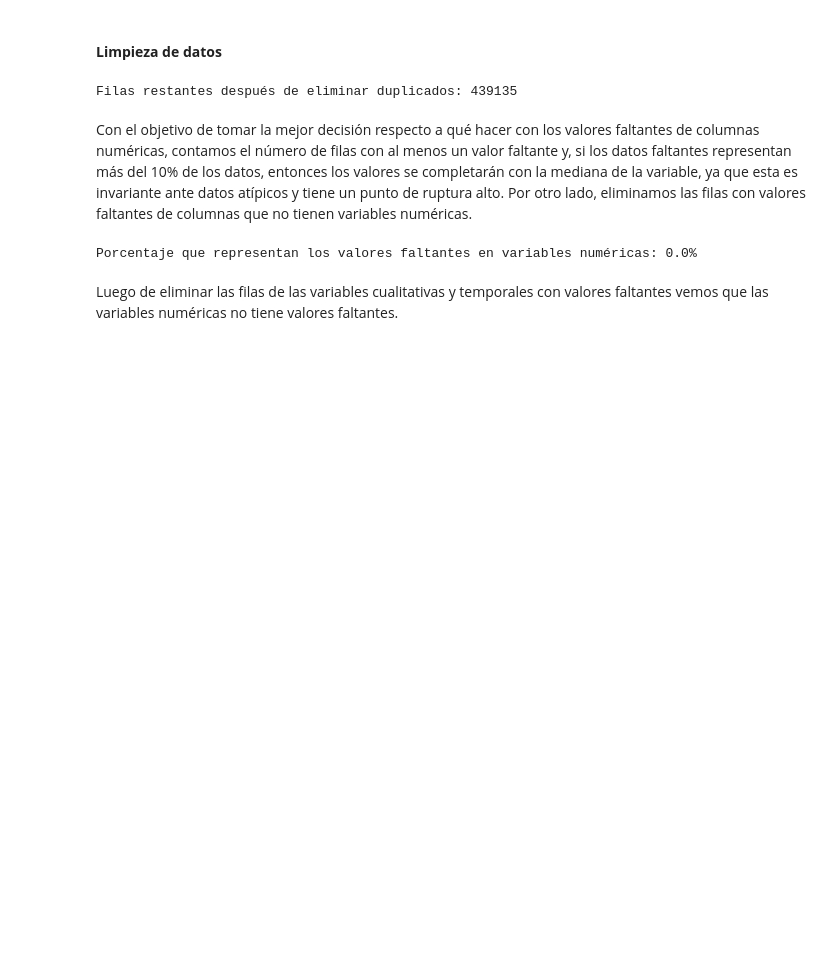
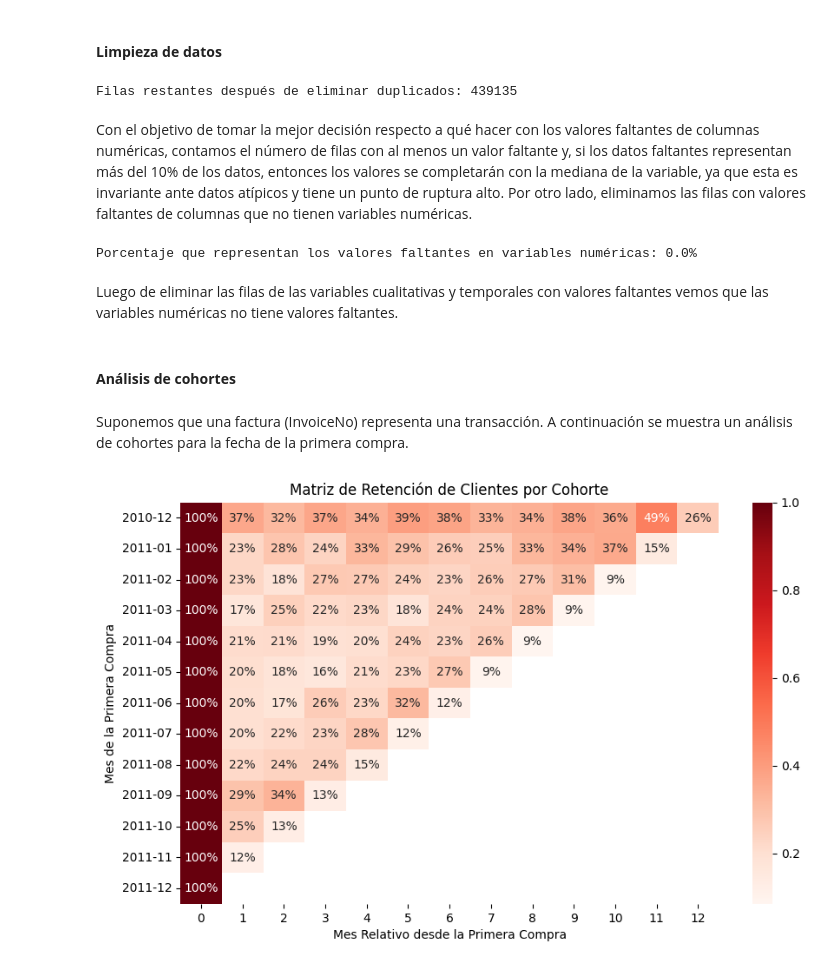
Before and after one commit to apalacioj/Prueba-CITEC, a Jupyter notebook: CITEC_test.ipynb, the cells around one changed output. Cells and saved outputs as stored; diff of their text form; code cells hidden in the pictures; blank space fills up the shorter version.

Commit message:
Análisis de cohortes para la fecha de la primera compra.

```diff
--- a/CITEC_test.ipynb
+++ b/CITEC_test.ipynb
@@ -148,3 +148,36 @@ df['Description'] = df['Description'].str.strip()
 df['Country'] = df['Country'].str.strip()
 df['InvoiceNo'] = df['InvoiceNo'].str.strip()
 df['StockCode'] = df['StockCode'].str.strip()
+# %% [markdown]
+#### **Análisis de cohortes**
+# %% [markdown]
+Suponemos que una factura (InvoiceNo) representa una transacción. A continuación se muestra un análisis de cohortes para la fecha de la primera compra.
+# %%
+# Crear la columna 'CohortMonth' para identificar el mes de la primera compra y la columna 'TransactionMonth' para identificar el mes de cada
+# transacción
+
+df['CohortMonth'] = df.groupby('CustomerID')['InvoiceDate'].transform('min').dt.to_period('M')
+df['TransactionMonth'] = df['InvoiceDate'].dt.to_period('M')
+
+# Crear columnas para calcular el número relativo de meses desde la primera compra
+df['CohortIndex'] = (df['TransactionMonth'] - df['CohortMonth']).apply(lambda x: x.n)
+
+# Contar el número de clientes únicos en cada cohorte para cada 'CohortIndex'
+cohort_data = df.groupby(['CohortMonth', 'CohortIndex'])['CustomerID'].nunique().reset_index()
+
+# Pivotar los datos para crear una matriz de cohortes
+cohort_pivot = cohort_data.pivot_table(index='CohortMonth', columns='CohortIndex', values='CustomerID')
+
+# Dividir cada valor de la matriz por el número inicial de clientes en la cohorte para calcular la retención
+cohort_size = cohort_pivot.iloc[:, 0]
+retention_matrix = cohort_pivot.divide(cohort_size, axis=0)
+
+# Visualización del análisis de cohortes
+plt.figure(figsize=(10, 6))
+sns.heatmap(retention_matrix, annot=True, fmt='.0%', cmap='Reds')
+plt.title('Matriz de Retención de Clientes por Cohorte')
+plt.xlabel('Mes Relativo desde la Primera Compra')
+plt.ylabel('Mes de la Primera Compra')
+plt.show()
+# %% [output]
+[figure, added]
```
Also changed, not shown: parts of 2 cells of this notebook.
